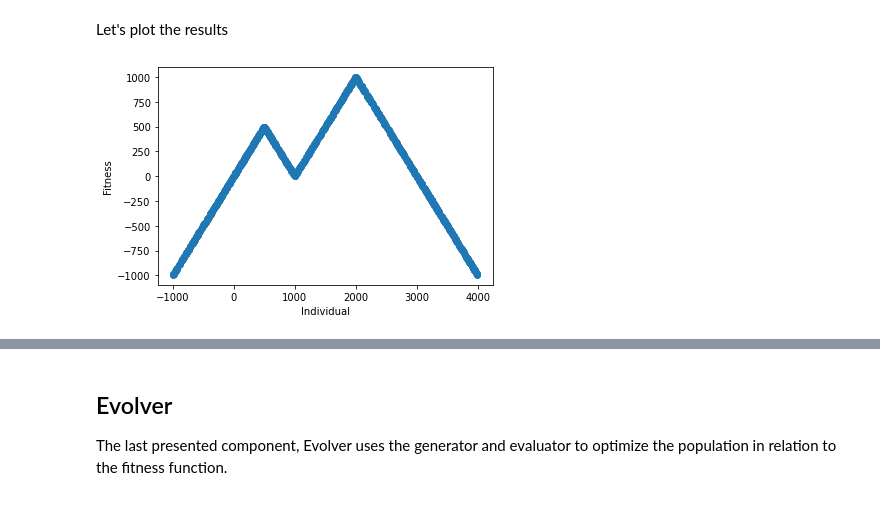
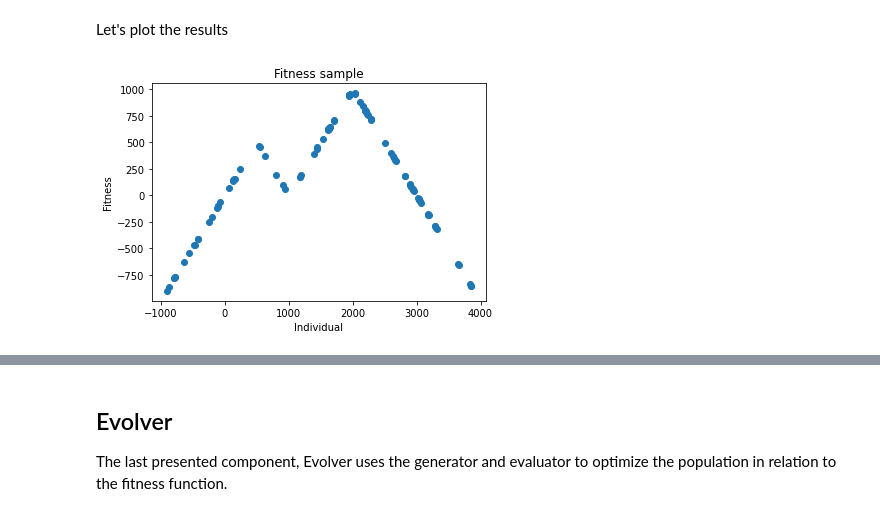
Before and after one commit to EltonCN/evolvepy, a Jupyter notebook: examples/Simple EA.ipynb, the cells around one changed output, grey strips where cells are left out. Saved outputs shown, nothing was run; the diff lists cells and outputs as text; code cells hidden in the pictures.

```diff
--- a/examples/Simple EA.ipynb
+++ b/examples/Simple EA.ipynb
@@ -73,7 +89,7 @@ evaluator = FunctionEvaluator(fitness_function)
 # %% [markdown]
 Now we can create a simple population and evaluate it
 # %%
-population = generator.generate(1000)
+population = generator.generate(100)
 
 fitness = evaluator(population)
 # %% [markdown]
@@ -81,7 +97,8 @@ Let's plot the results
 # %%
 plt.plot(population, fitness, "o")
 plt.xlabel("Individual")
 plt.ylabel("Fitness")
+plt.title("Fitness sample")
 plt.show()
 # %% [output]
-[figure, old version]
+[figure, new version]
```
Also changed, not shown: parts of 6 cells of this notebook, 15 other files.
